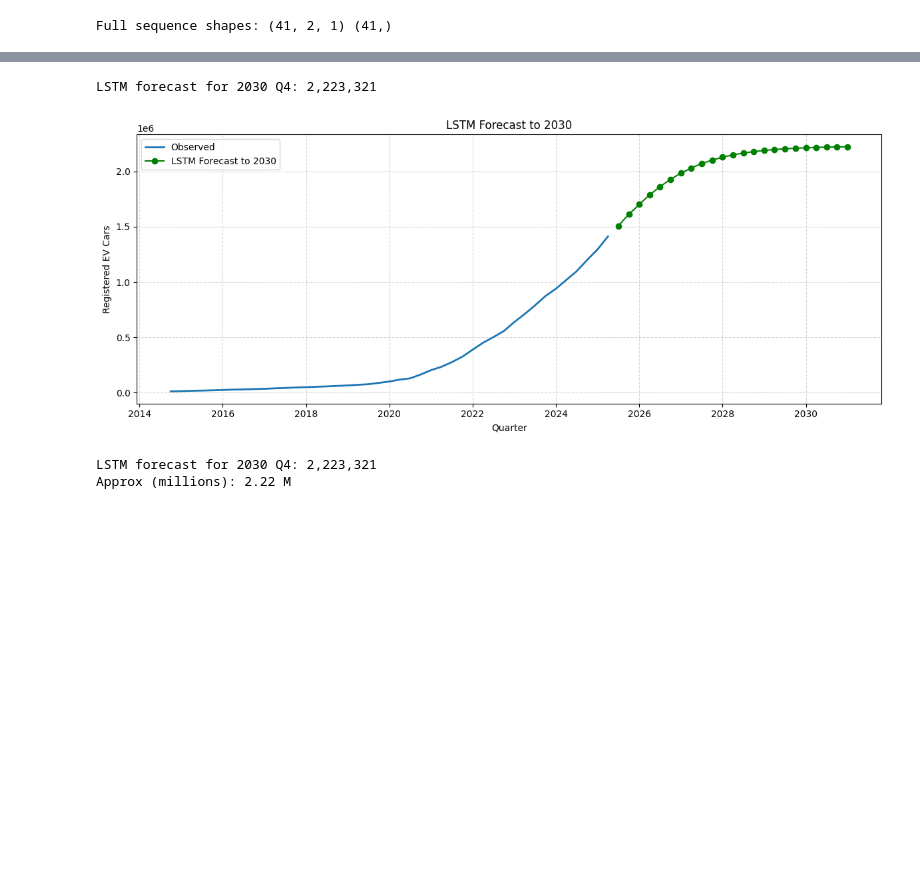
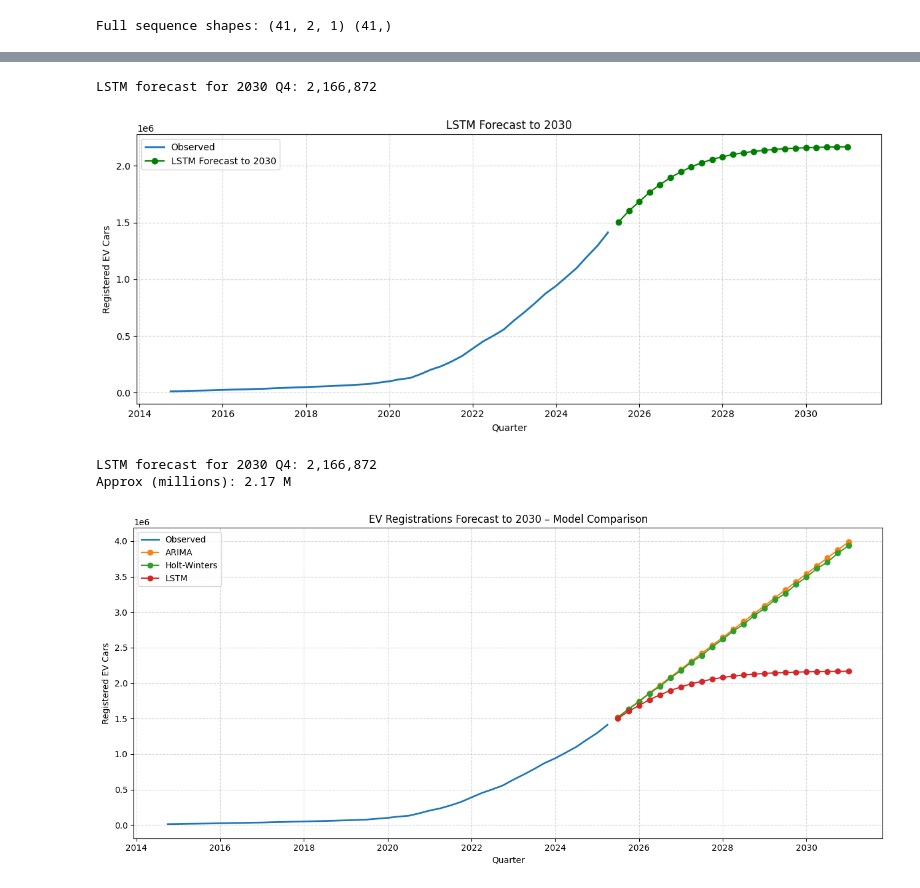
Before and after one commit to vinaykotadiya/ev-adoption-forecast, a Jupyter notebook: ZEV_Forcasting_Time_Series.ipynb, the cells around one changed output, grey strips where cells are left out. Saved outputs shown, nothing was run; the diff lists cells and outputs as text; code cells hidden in the pictures; blank space fills up the shorter version.

Commit message:
Make a comparison plot

```diff
--- a/ZEV_Forcasting_Time_Series.ipynb
+++ b/ZEV_Forcasting_Time_Series.ipynb
@@ -338,7 +339,8 @@ ADF Statistic = 1.8674 | p-value = 0.9985
 # %%
 # Fit ARIMA model
 order = (1,1,1)  # (p, d, q)
-
+# set frequency to Quarterly (End of month)
+train = train.asfreq('QE-DEC')
 arima_model = ARIMA(train['Registered_Cars'], order=order).fit()
 # %%
 # Forecast next quarters & evaluate
@@ -387,7 +389,7 @@ for p in p_values:
     for d in d_values:
         for q in q_values:
             order = (p, d, q)
-
+            train = train.asfreq('QE-DEC')
             # fit model with this parameter combination
             model = ARIMA(train['Registered_Cars'], order=order).fit()
 
@@ -429,7 +431,7 @@ Best RMSE: 159349.17273190207
 # %%
 # Fit ARIMA model
-order = (1,1,2)  # (p, d, q)
-
+order = (2,1,1)  # (p, d, q)
+train = train.asfreq('QE-DEC')
 arima_model = ARIMA(train['Registered_Cars'], order=order, freq='QE-DEC').fit()
 
 # Forecast next quarters & evaluate
@@ -774,7 +786,8 @@ Quarter_End
 2015-09-30 23:59:59.999999999    21683
 Name: Registered_Cars, dtype: int64
 # %%
-order = (1, 1, 2)
+order = (2,1,1)
+full_series = full_series.asfreq('QE-DEC')
 arima_full = ARIMA(full_series, order=order).fit()
 # %%
 last_q = full_series.index[-1].to_period('Q')
@@ -960,9 +977,11 @@ plt.plot(lstm_future.index, lstm_future, marker='o', label='LSTM Forecast to 203
 plt.title('LSTM Forecast to 2030')
 plt.xlabel('Quarter'); plt.ylabel('Registered EV Cars')
 plt.grid(True, linestyle='--', alpha=0.5)
-plt.legend(); plt.tight_layout(); plt.show()
+plt.legend();
+plt.tight_layout();
+plt.show()
 # %% [output]
-LSTM forecast for 2030 Q4: 2,223,321
+LSTM forecast for 2030 Q4: 2,166,872
 [figure]
 # %%
 # build a Series for the future forecast and save it
@@ -976,5 +995,29 @@ final_val = lstm_future.iloc[-1]
 print("LSTM forecast for 2030 Q4:", f"{int(round(final_val)):,}")
 print("Approx (millions):", f"{final_val/1_000_000:.2f} M")
 # %% [output]
-LSTM forecast for 2030 Q4: 2,223,321
-Approx (millions): 2.22 M
+LSTM forecast for 2030 Q4: 2,166,872
+Approx (millions): 2.17 M
+# %%
+plt.figure(figsize=(13,6))
+
+# observed data (already in your notebook)
+plt.plot(trend_data.index, trend_data['Registered_Cars'], label='Observed', linewidth=2)
+
+# ARIMA forecast (already computed)
+plt.plot(forecast_df.index, forecast_df['ARIMA_Forecast'], label='ARIMA', marker='o')
+
+# Holt-Winters forecast (already computed)
+plt.plot(hw_future.index, hw_future, label='Holt-Winters', marker='o')
+
+# LSTM forecast (already computed)
+plt.plot(lstm_future.index, lstm_future, label='LSTM', marker='o')
+
+plt.title('EV Registrations Forecast to 2030 – Model Comparison')
+plt.xlabel('Quarter')
+plt.ylabel('Registered EV Cars')
+plt.grid(True, linestyle='--', alpha=0.5)
+plt.legend()
+plt.tight_layout()
+plt.show()
+# %% [output]
+[figure, added]
```
Also changed, not shown: parts of 20 cells of this notebook.
